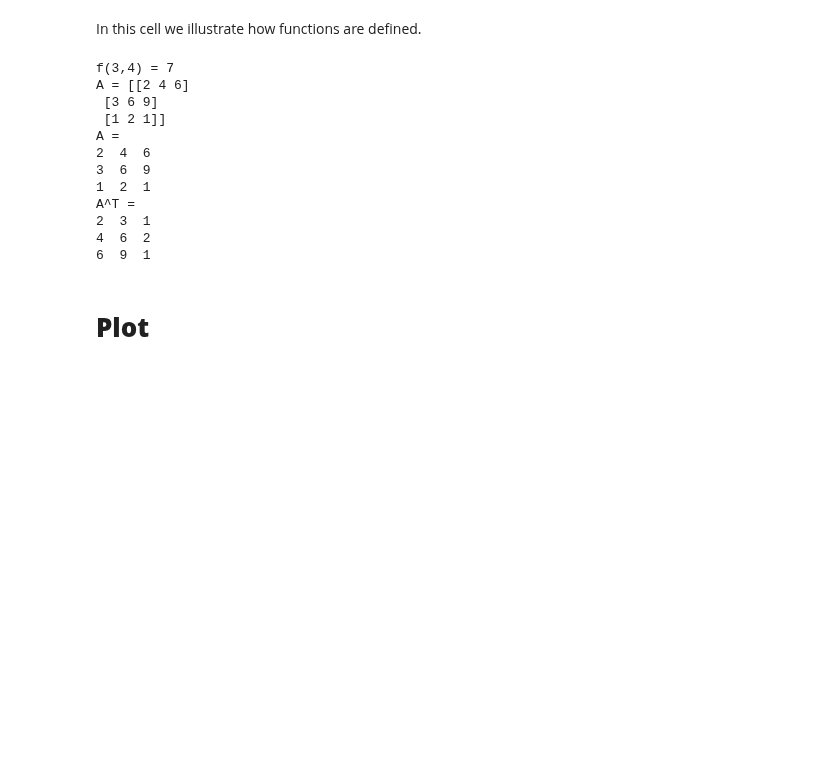
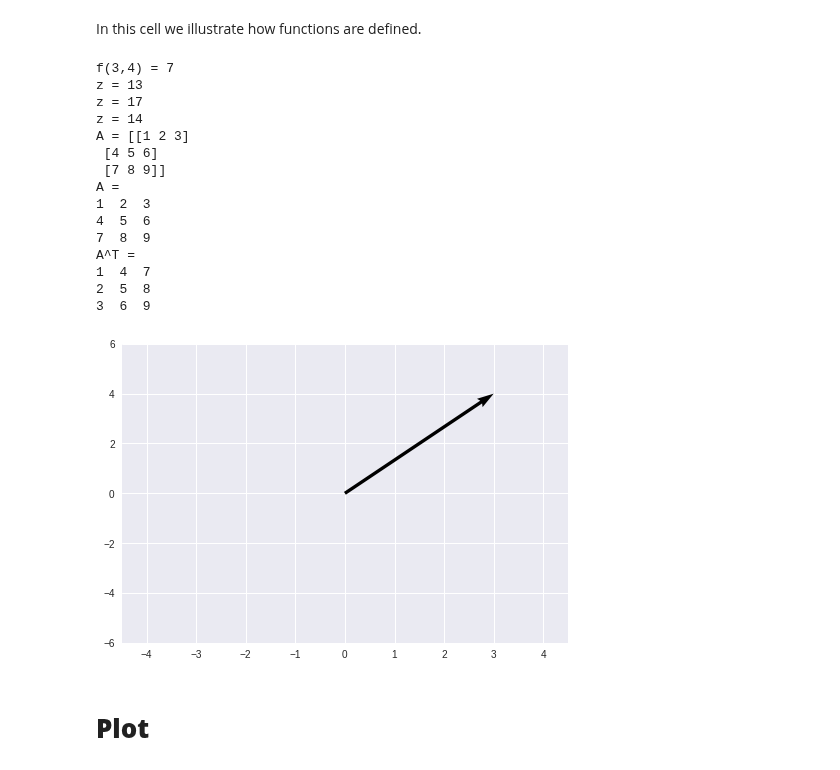
Before and after one commit to johanhoffman/DD2363-VT19, a Jupyter notebook: sandbox/template-report-lab-X.ipynb, the cells around one changed output. Drawn from its saved outputs; the diff is of its cells as text; code cells hidden in the pictures; blank space fills up the shorter version.

```diff
--- a/sandbox/template-report-lab-X.ipynb
+++ b/sandbox/template-report-lab-X.ipynb
@@ -218,40 +206,76 @@ In this cell we illustrate how functions are defined.
 # %%
 # Define a function f(x,y)
 def f(x,y):
   return x + y
 
 # Verify the function output
 print('f(3,4) =',f(3,4))
+
+# Define a function of a function
+def g1(fcn,arg1,arg2):
+  z = fcn(arg1,arg2)
+  print('z =',z)
+
+# Call the function
+g1(f,6,7)
+
+# Define a function of a function with arguments in a list or array
+def g2(fcn,arg):
+  z = fcn(*arg)
+  print('z =',z)
+
+# Call the function with arguments as list and array
+xlist = [8,9]
+xarray = np.array([11,3])
+g2(f,xlist)
+g2(f,xarray)
 
 # Define a function to format the print out for a matrix
 def printMatrix(A):
    rows = A.shape[0]
    cols = A.shape[1]
    for i in range(0,rows):
       for j in range(0,cols):
          print(A[i,j]," ", end='')
       print()
 
+# Define matrix
+A = np.array([[1,2,3], [4,5,6], [7,8,9]])
 
 # Verify the function output
 print('A =', A)
 print('A =')
 printMatrix(A)
 print('A^T =')
 printMatrix(A.transpose())
+
+# Plot a Euclidian position vector v
+def plotEVector(vec):
+  plt.figure()
+  plt.xlim([-1.5*vec[0], 1.5*vec[0]])
+  plt.ylim([-1.5*vec[1], 1.5*vec[1]])
+  plt.quiver(0, 0, vec[0], vec[1], scale=1, scale_units='xy', angles='xy')
+  plt.show()
+
+v = np.array([3,4])
+plotEVector(v)
 # %% [output]
 f(3,4) = 7
-A = [[2 4 6]
- [3 6 9]
- [1 2 1]]
+z = 13
+z = 17
+z = 14
+A = [[1 2 3]
+ [4 5 6]
+ [7 8 9]]
 A =
-2  4  6
+1  2  3
+4  5  6
+7  8  9
+A^T =
+1  4  7
+2  5  8
 3  6  9
-1  2  1
-A^T =
-2  3  1
-4  6  2
-6  9  1
+[figure, added]
 # %% [markdown]
 # **Plot**
 # %%
```
Also changed, not shown: parts of 9 cells of this notebook.
